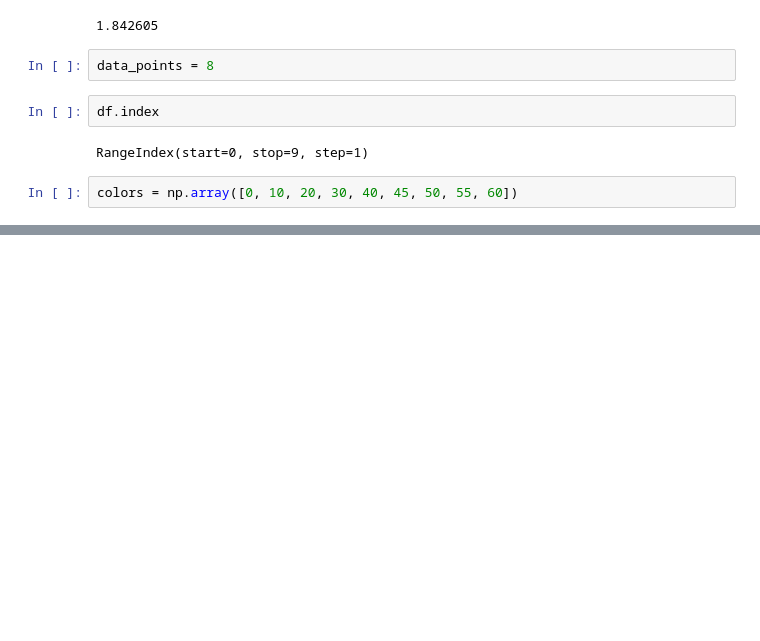
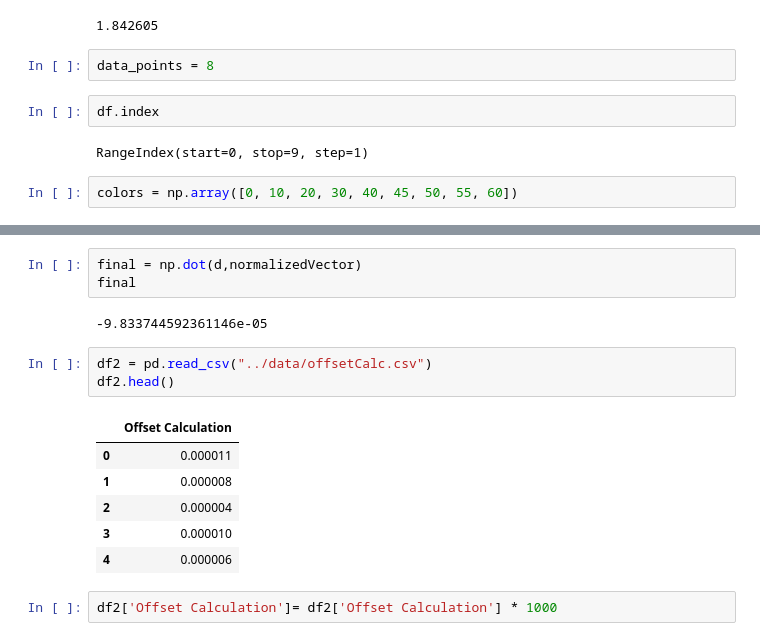
Before and after one commit to AElmaghawry/pcl_filteration, a Jupyter notebook: script/readCsv.ipynb, the cells around one changed output, grey strips where cells are left out. Drawn from its saved outputs; the diff is of its cells as text; blank space fills up the shorter version.

```diff
--- a/script/readCsv.ipynb
+++ b/script/readCsv.ipynb
@@ -72,0 +91,17 @@ for std_int in [-2, -1, 1, 2]: # Going through different stds from the mean
+# %%
+final = np.dot(d,normalizedVector)
+final
+# %% [output]
+-9.833744592361146e-05
+# %%
+df2 = pd.read_csv("../data/offsetCalc.csv")
+df2.head()
+# %% [output]
+|  | Offset Calculation |
+| 0 | 0.000011 |
+| 1 | 0.000008 |
+| 2 | 0.000004 |
+| 3 | 0.000010 |
+| 4 | 0.000006 |
+# %%
+df2['Offset Calculation']= df2['Offset Calculation'] * 1000
```
Also changed, not shown: parts of 9 cells of this notebook, 7 other files.
